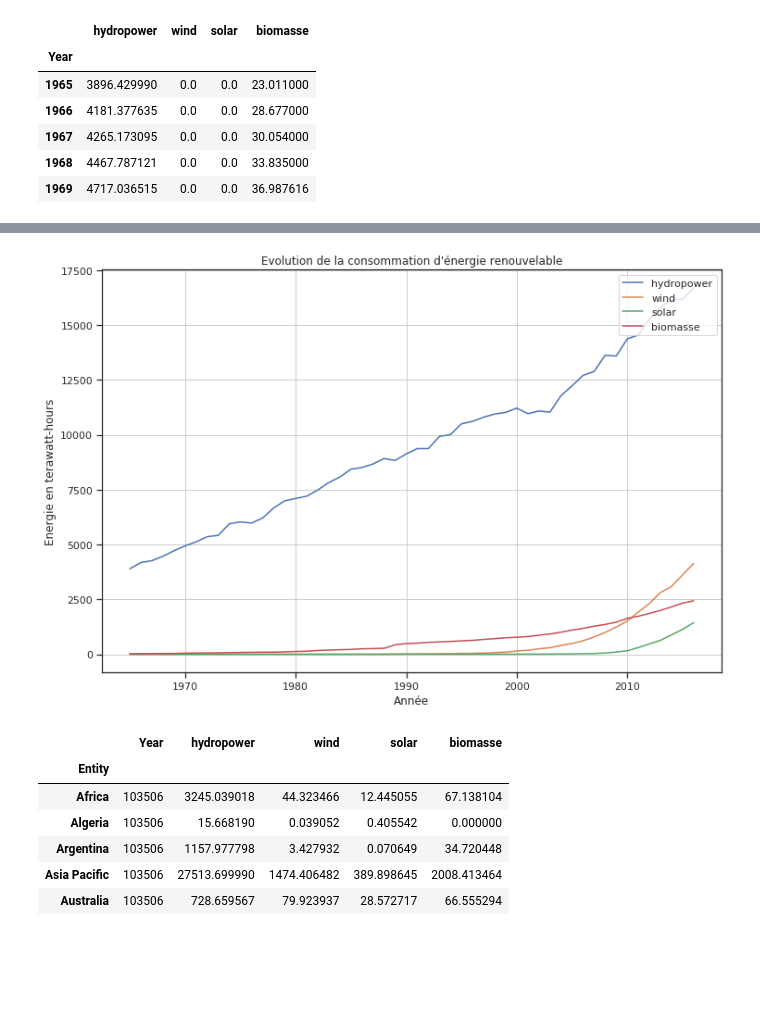
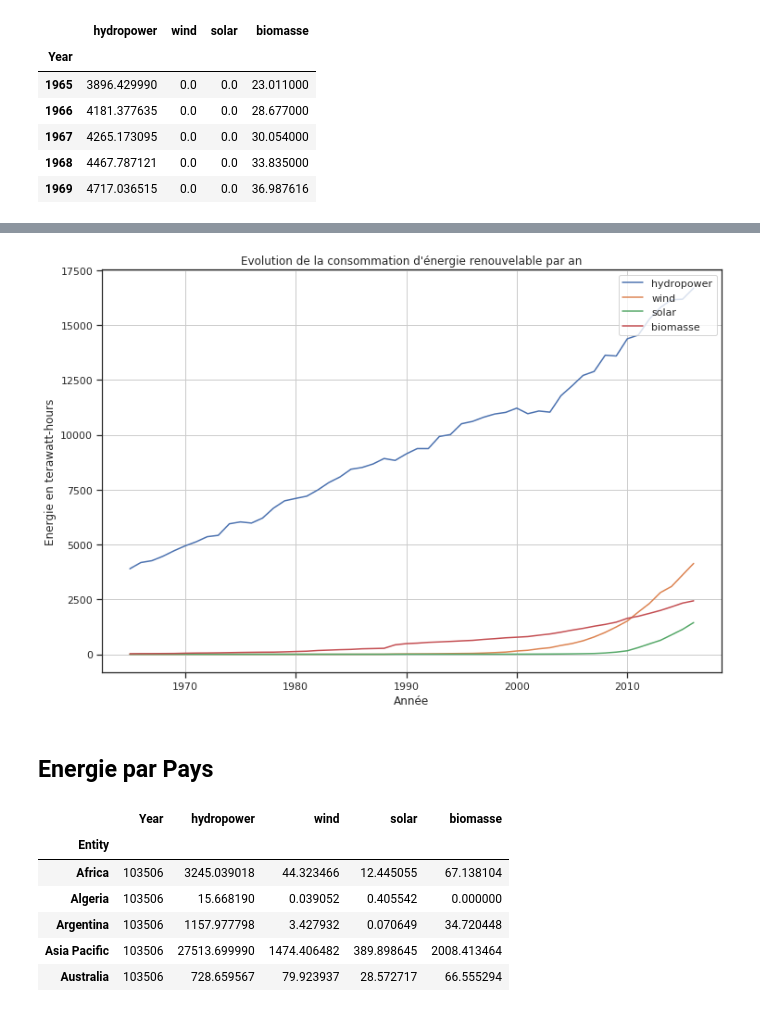
Before and after one commit to aksl20/hackathon-futur-energy, a Jupyter notebook: python/notebook/clean_renew_data.ipynb, the cells around one changed output, grey strips where cells are left out. Saved outputs shown, nothing was run; the diff lists cells and outputs as text; code cells hidden in the pictures; blank space fills up the shorter version.

```diff
--- a/python/notebook/clean_renew_data.ipynb
+++ b/python/notebook/clean_renew_data.ipynb
@@ -4,6 +4,7 @@ import matplotlib.pyplot as plt
 import numpy as np
 import seaborn as sns
 sns.set(style="ticks")
+sns.set(rc={'figure.figsize': (15, 7)})
 # %%
 project_path = '/home/parfait/Documents/MS BGD/INFMDI721_KIT_BigData/Kit_data/hackathon-futur-energy/'
 # %%
@@ -78,17 +84,19 @@ data_mrec_clean_year.head()
 # %%
 fig = plt.figure(figsize=(12, 8))
 plt.plot(data_mrec_clean_year['hydropower'], label ='hydropower')
 plt.plot(data_mrec_clean_year['wind'], label ='wind')
 plt.plot(data_mrec_clean_year['solar'], label ='solar')
 plt.plot(data_mrec_clean_year['biomasse'], label ='biomasse')
 plt.legend(loc=1)
-plt.title("Evolution de la consommation d'énergie renouvelable")
+plt.title("Evolution de la consommation d'énergie renouvelable par an")
 plt.xlabel("Année")
 plt.ylabel("Energie en terawatt-hours")
 plt.grid()
 plt.show()
 # %% [output]
-[figure, old version]
+[figure, new version]
+# %% [markdown]
+## Energie par Pays
 # %%
 data_mrec_clean_ent = data_mrec_clean.groupby('Entity').sum()
 data_mrec_clean_ent.head()
```
Also changed, not shown: parts of 18 cells of this notebook.
